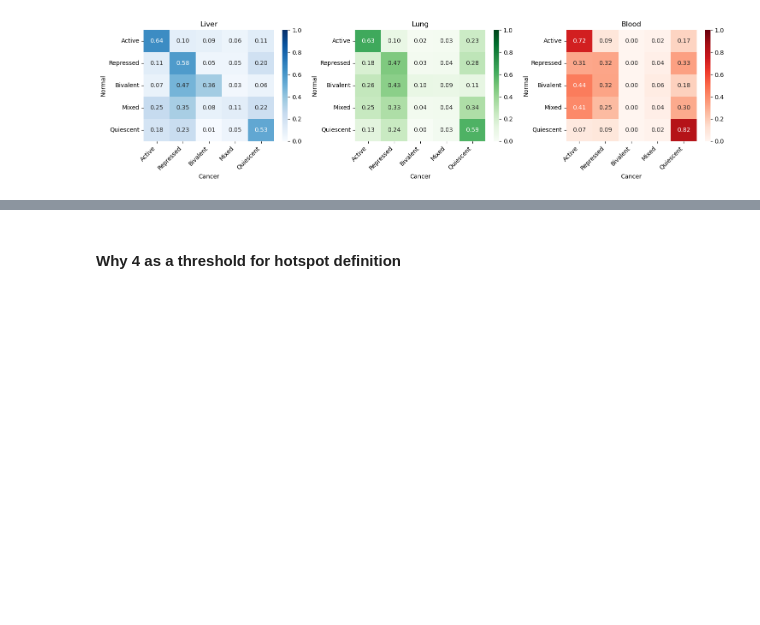
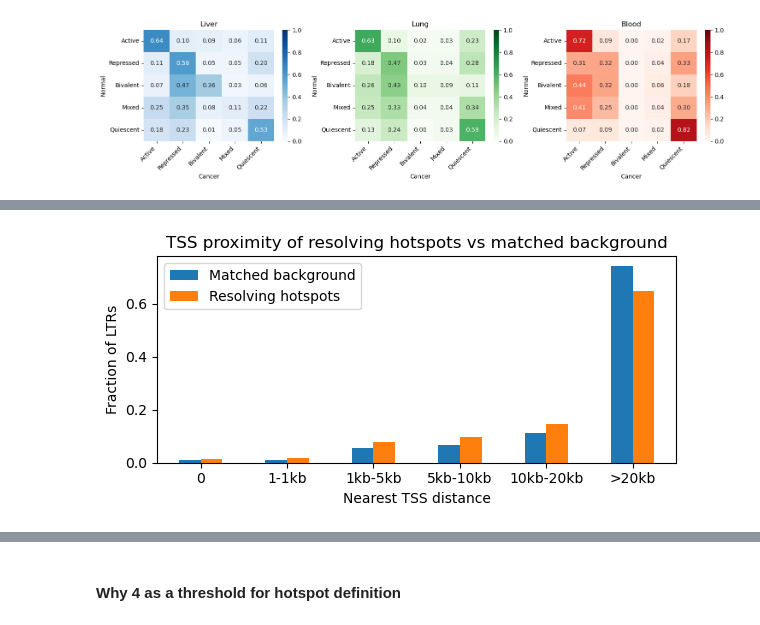
Before and after one commit to caocao0525/HERV, a Jupyter notebook: herv_all_hotspot_analysis.ipynb, the cells around one changed output, grey strips where cells are left out. Saved outputs shown, nothing was run; the diff lists cells and outputs as text; code cells hidden in the pictures; blank space fills up the shorter version.

```diff
--- a/herv_all_hotspot_analysis.ipynb
+++ b/herv_all_hotspot_analysis.ipynb
@@ -992,0 +1088,12 @@ plt.show()
+# %%
+# Add TSS info into your resolving-hotspot subset
+df_loci_tss["tss_bin"] = df_loci_tss["tss_distance"].apply(tss_bin)
+
+df_resolving_tss = df_resolving.merge(
+    df_loci_tss[["chrom", "start", "end", "name", "tss_distance", "nearest_gene", "tss_bin"]],
+    on=["chrom", "start", "end", "name"],
+    how="left"
+)
+
+print(df_resolving_tss.shape)
+df_resolving_tss.head()
@@ -992,0 +1108,35 @@ plt.show()
+# %%
+# Compare resolving hotspots vs matched normal background
+normal_ids = ["E066", "E096", "E029"]   # Liver, Lung, Blood
+bin_order = ["0", "1-1kb", "1kb-5kb", "5kb-10kb", "10kb-20kb", ">20kb"]
+
+df_normal_bg = df[
+    (df["cell_id"].isin(normal_ids))
+].copy()
+
+bg_frac = (
+    df_normal_bg["tss_bin"]
+    .value_counts(normalize=True)
+    .reindex(bin_order, fill_value=0)
+)
+
+res_frac = (
+    df_resolving_tss["tss_bin"]
+    .value_counts(normalize=True)
+    .reindex(bin_order, fill_value=0)
+)
+
+plot_df = pd.DataFrame({
+    "Matched background": bg_frac,
+    "Resolving hotspots": res_frac
+})
+
+ax = plot_df.plot(kind="bar", figsize=(6,3))
+ax.set_ylabel("Fraction of LTRs")
+ax.set_xlabel("Nearest TSS distance")
+ax.set_title("TSS proximity of resolving hotspots vs matched background")
+plt.xticks(rotation=0)
+plt.tight_layout()
+plt.show()
+# %% [output]
+[figure, added]
```
Also changed, not shown: parts of 30 cells of this notebook.
